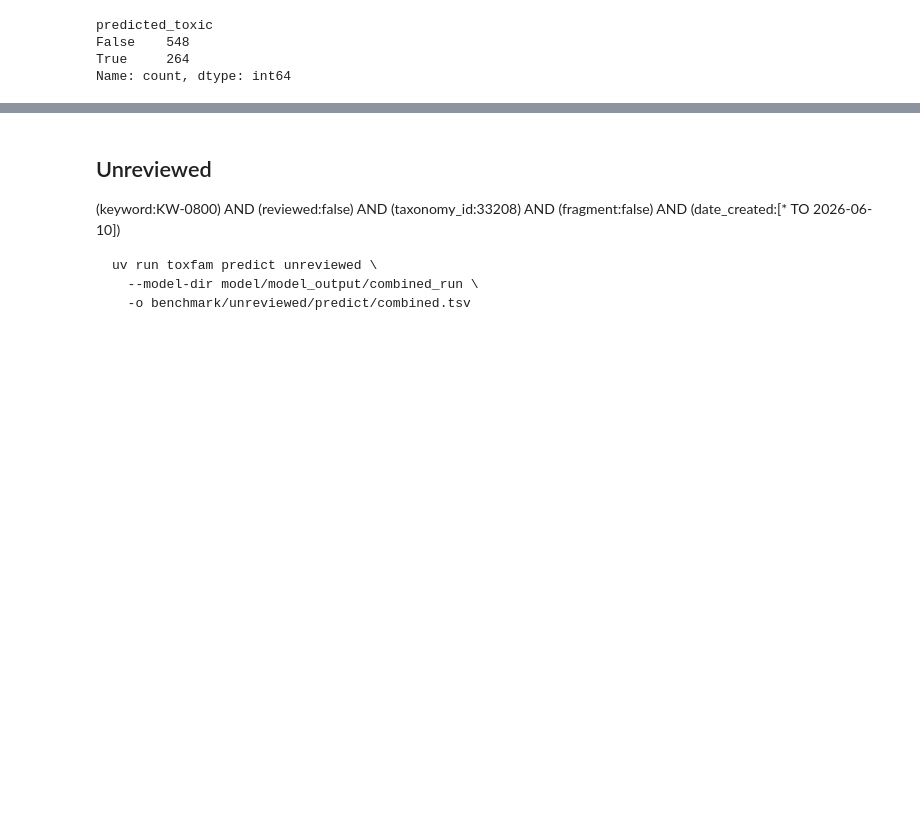
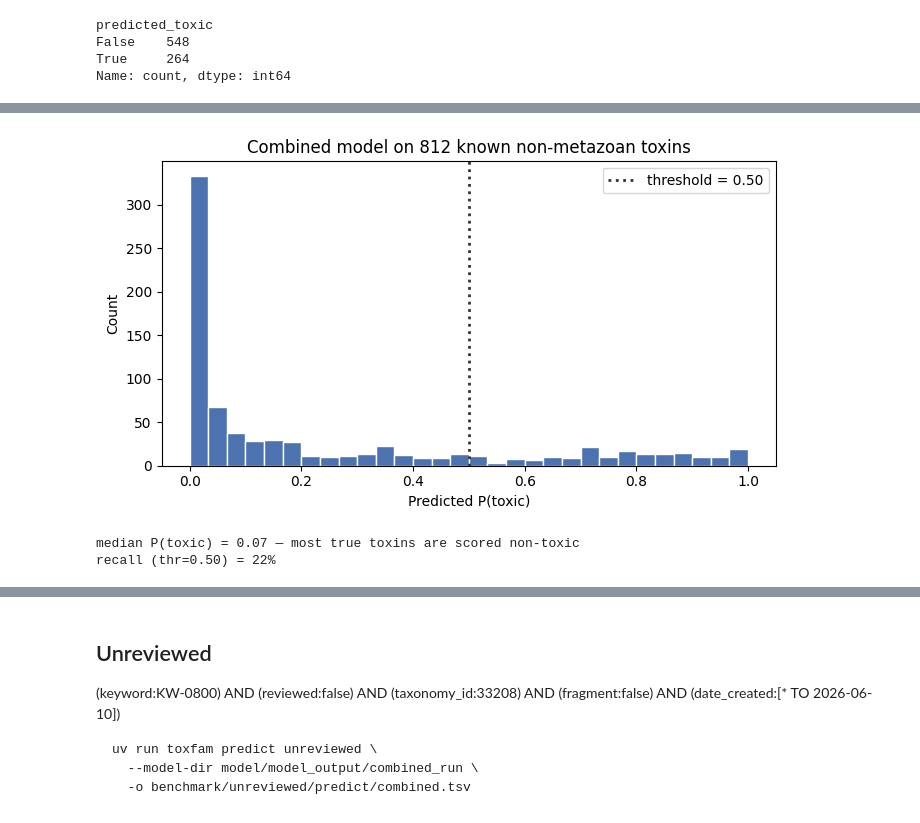
Before and after one commit to Sisistern123/ToxFam, a Jupyter notebook: analysis/unreviewed_non_metazoan.ipynb, the cells around one changed output, grey strips where cells are left out. Cells and saved outputs as stored; diff of their text form; code cells hidden in the pictures; blank space fills up the shorter version.

```diff
--- a/analysis/unreviewed_non_metazoan.ipynb
+++ b/analysis/unreviewed_non_metazoan.ipynb
@@ -38,0 +44,25 @@ non_metazoan_df["p_toxic"].hist()
+# %%
+# P(toxic) distribution for the 812 known non-metazoan toxins
+import matplotlib.pyplot as plt
+
+p = non_metazoan_df["p_toxic"]
+recall_050 = (p >= 0.5).mean()       # fraction flagged toxic at 0.5
+
+fig, ax = plt.subplots(figsize=(7, 4))
+ax.hist(p, bins=30, color="#4C72B0", edgecolor="white")
+
+ax.axvline(0.5, color="#333333", ls=":", lw=2,
+            label=f"threshold = 0.50")
+ax.set_xlabel("Predicted P(toxic)")
+ax.set_ylabel("Count")
+ax.set_title(f"Combined model on {len(p)} known non-metazoan toxins")
+ax.legend()
+fig.tight_layout()
+plt.show()
+
+print(f"median P(toxic) = {p.median():.2f} — most true toxins are scored non-toxic")
+print(f"recall (thr=0.50) = {recall_050:.0%}")
+# %% [output]
+[figure, added]
+median P(toxic) = 0.07 — most true toxins are scored non-toxic
+recall (thr=0.50) = 22%
```
Also changed, not shown: parts of 3 cells of this notebook.
